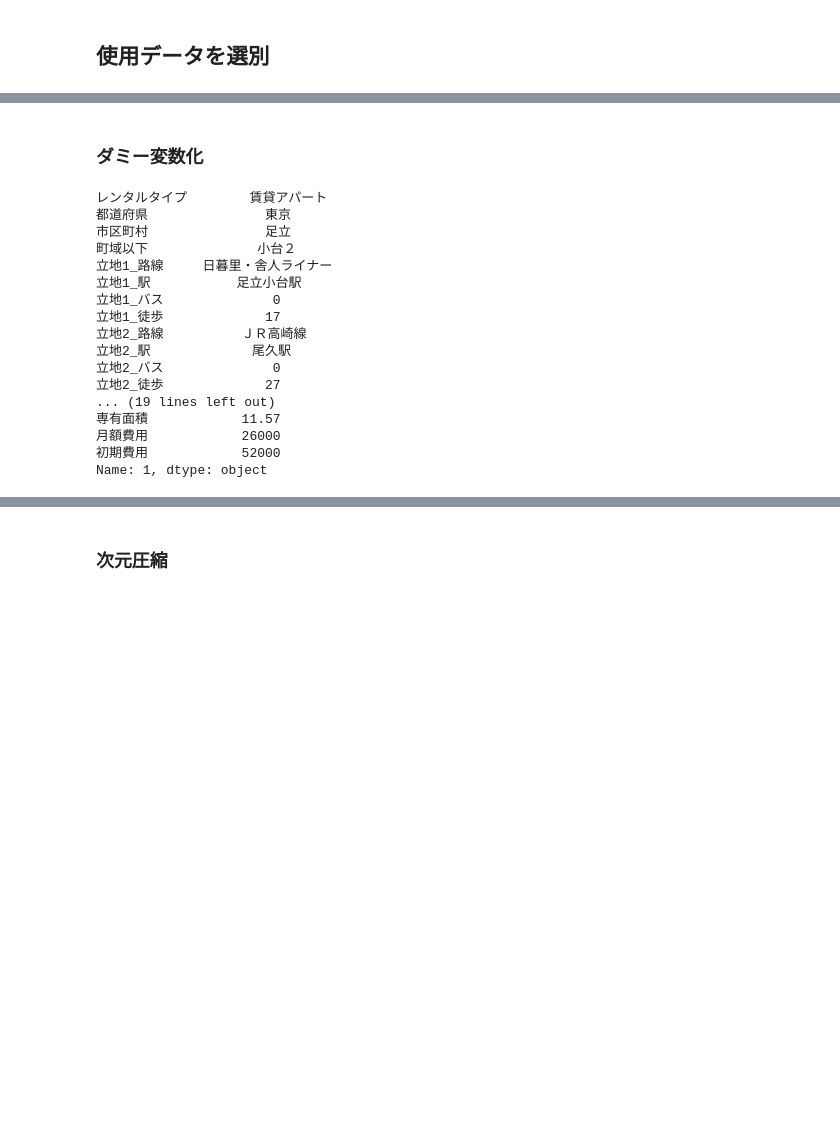
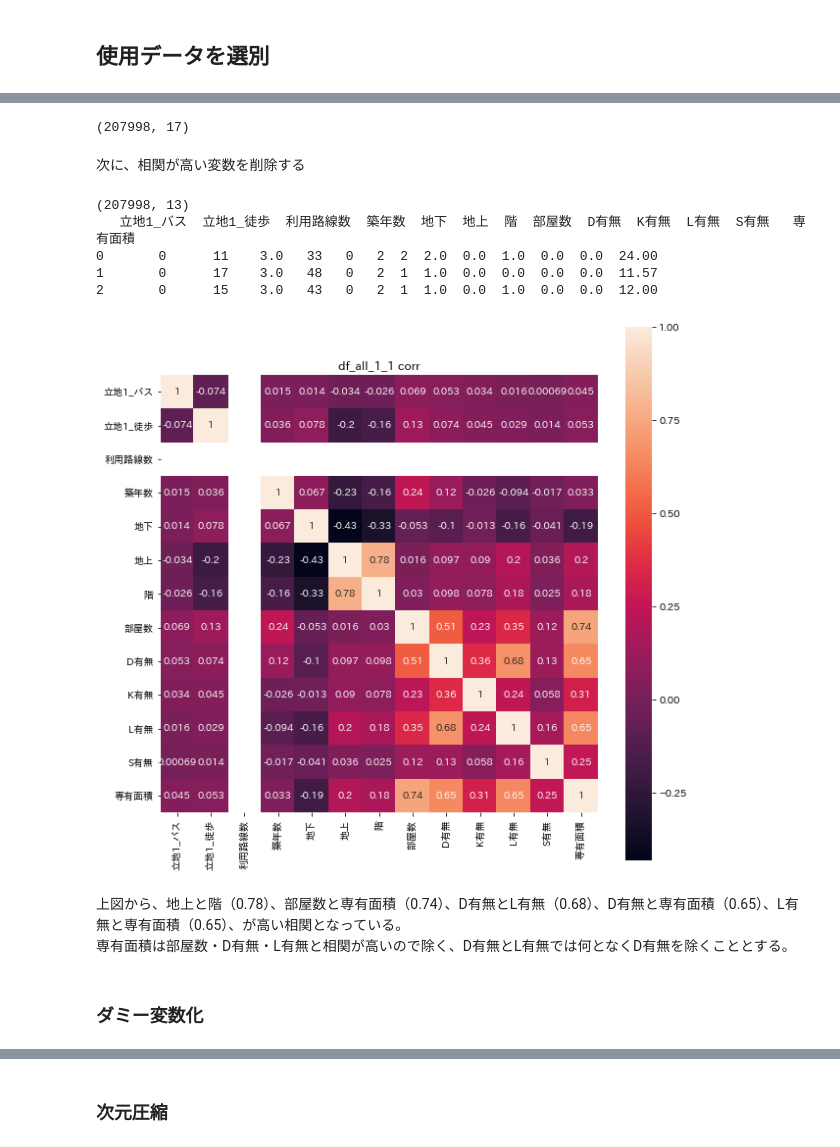
Before and after one commit to kimiaki/Bukken, a Jupyter notebook: code/analysis.ipynb, the cells around one changed output, grey strips where cells are left out. Saved outputs shown, nothing was run; the diff lists cells and outputs as text; code cells hidden in the pictures; blank space fills up the shorter version.

```diff
--- a/code/analysis.ipynb
+++ b/code/analysis.ipynb
@@ -27,15 +45,11 @@ from sklearn.decomposition import PCA
 # %%
 # df_all_fixの読み込み
-df_all_1 = pd.read_csv("../output/df_csv/df_all_fix_1.csv", encoding = "utf-8")
-df_all_2 = pd.read_csv("../output/df_csv/df_all_fix_2.csv", encoding = "utf-8")
-print(df_all_1.columns)
-print(df_all_1.shape)
-print(df_all_2.columns)
-print(df_all_2.shape)
-df_all = df_all_1.append(df_all_2, ignore_index=True)
-df_all = df_all.reset_index(drop=True)
+df_all = pd.read_csv("../output/df_csv/df_all_fix.csv", encoding="utf-8")
+print(df_all.shape)
+
 # 不要列「Unnamed: 0」を削除
 df_all = df_all.ix[:, 1:]
+
 # データ確認
 print(df_all.shape)
 df_all.head(10)
@@ -87,23 +150,34 @@ http://pandas.pydata.org/pandas-docs/stable/indexing.html#deprecate_ix
+# %%
+# 変数を選択
+df_all_1 = df_all.loc[:, ["レンタルタイプ","都道府県","市区町村","立地1_路線","立地1_バス","立地1_徒歩","利用路線数","築年数","地下","地上","階","部屋数","D有無","K有無","L有無","S有無","専有面積"]]
+print(df_all_1.shape)
+# %% [output]
+(207998, 17)
+# %% [markdown]
+次に、相関が高い変数を削除する
+# %%
+## 数値変数を相関から変数削減
+
+# 数値変数を抽出
+df_all_1_1 = df_all_1.loc[:, ["立地1_バス","立地1_徒歩","利用路線数","築年数","地下","地上","階","部屋数","D有無","K有無","L有無","S有無","専有面積"]]
+print(df_all_1_1.shape)
+print(df_all_1_1.head(3))
+
+# 相関を確認
+plt.figure(figsize=(10, 10))
+plt.title('df_all_1_1 corr')
+sns.heatmap(df_all_1_1.corr(), square=True, annot=True)
+plt.show()
+# %% [output]
+(207998, 13)
+   立地1_バス  立地1_徒歩  利用路線数  築年数  地下  地上  階  部屋数  D有無  K有無  L有無  S有無   専有面積
+0       0      11    3.0   33   0   2  2  2.0  0.0  1.0  0.0  0.0  24.00
+1       0      17    3.0   48   0   2  1  1.0  0.0  0.0  0.0  0.0  11.57
+2       0      15    3.0   43   0   2  1  1.0  0.0  1.0  0.0  0.0  12.00
+[figure, added]
+# %% [markdown]
+上図から、地上と階（0.78）、部屋数と専有面積（0.74）、D有無とL有無（0.68）、D有無と専有面積（0.65）、L有無と専有面積（0.65）、が高い相関となっている。<br>
+専有面積は部屋数・D有無・L有無と相関が高いので除く、D有無とL有無では何となくD有無を除くこととする。
 # %% [markdown]
 ### ダミー変数化
-# %%
-df_all.iloc[1, :]
-# %% [output]
-レンタルタイプ        賃貸アパート
-都道府県               東京
-市区町村               足立
-町域以下              小台２
-立地1_路線     日暮里・舎人ライナー
-立地1_駅           足立小台駅
-立地1_バス              0
-立地1_徒歩             17
-立地2_路線          ＪＲ高崎線
-立地2_駅             尾久駅
-立地2_バス              0
-立地2_徒歩             27
-... (19 lines left out)
-専有面積            11.57
-月額費用            26000
-初期費用            52000
-Name: 1, dtype: object
 # %%
```
Also changed, not shown: parts of 12 cells of this notebook, 1 other file.
